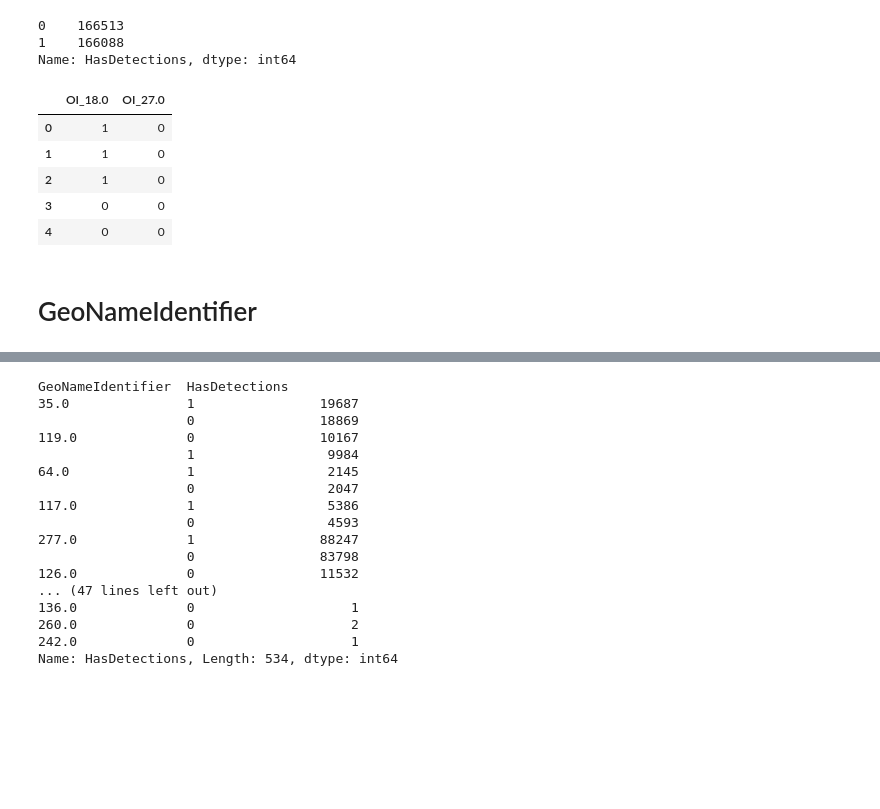
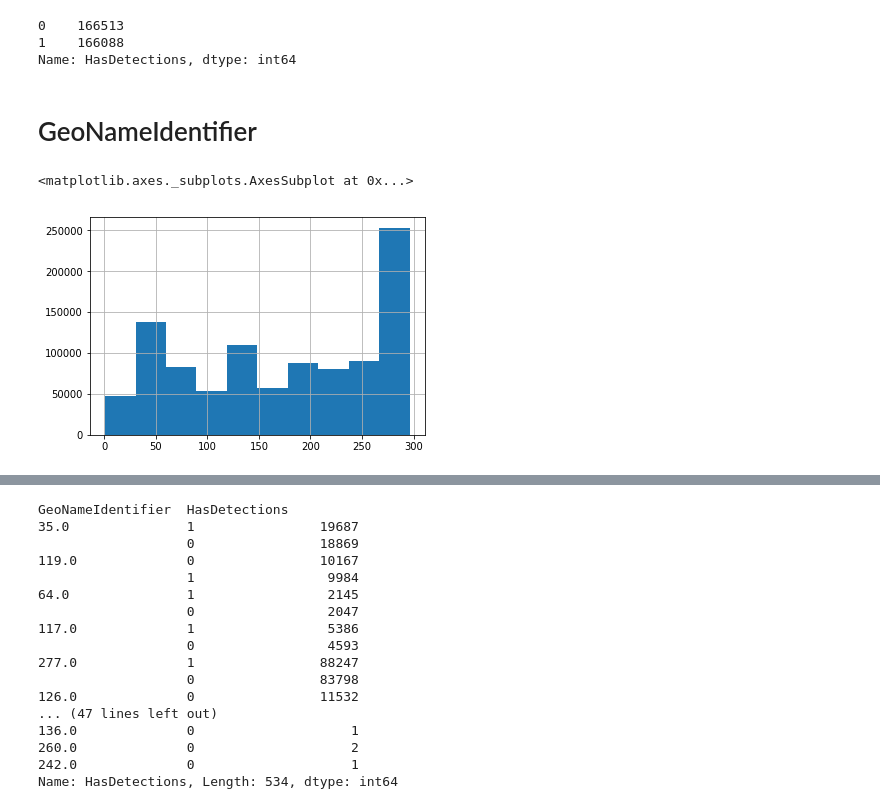
Before and after one commit to Druggist911/MMP, a Jupyter notebook: v1.ipynb, the cells around one changed output, grey strips where cells are left out. Cells and saved outputs as stored; diff of their text form; code cells hidden in the pictures; blank space fills up the shorter version.

```diff
--- a/v1.ipynb
+++ b/v1.ipynb
@@ -1145,7 +1127,7 @@ NaN      0.775140
 Name: OrganizationIdentifier, dtype: float64
 # %%
 %%time
-training['OrganizationIdentifier1']=training['OrganizationIdentifier'].replace(training['OrganizationIdentifier'].value_counts().index[2:], np.nan)
+training['OrganizationIdentifier1']=training['OrganizationIdentifier'].replace(training['OrganizationIdentifier'].value_counts(dropna=False).index[3:], np.nan)
 
-testing['OrganizationIdentifier1']=testing['OrganizationIdentifier'].replace(testing['OrganizationIdentifier'].value_counts().index[2:], np.nan)
+testing['OrganizationIdentifier1']=testing['OrganizationIdentifier'].replace(testing['OrganizationIdentifier'].value_counts(dropna=False).index[3:], np.nan)
 # %% [output]
@@ -1177,11 +1167,7 @@ OI_test=pd.get_dummies(testing[['OrganizationIdentifier1']],columns=['Organizati
-# %%
-OI_train.head()
-# %% [output]
-|  | OI_18.0 | OI_27.0 |
-| 0 | 1 | 0 |
-| 1 | 1 | 0 |
-| 2 | 1 | 0 |
-| 3 | 0 | 0 |
-| 4 | 0 | 0 |
 # %% [markdown]
 # GeoNameIdentifier
+# %%
+training['GeoNameIdentifier'].hist()
+# %% [output]
+<matplotlib.axes._subplots.AxesSubplot at 0x...>
+[figure, added]
```
Also changed, not shown: parts of 85 cells of this notebook, 2 other files.
